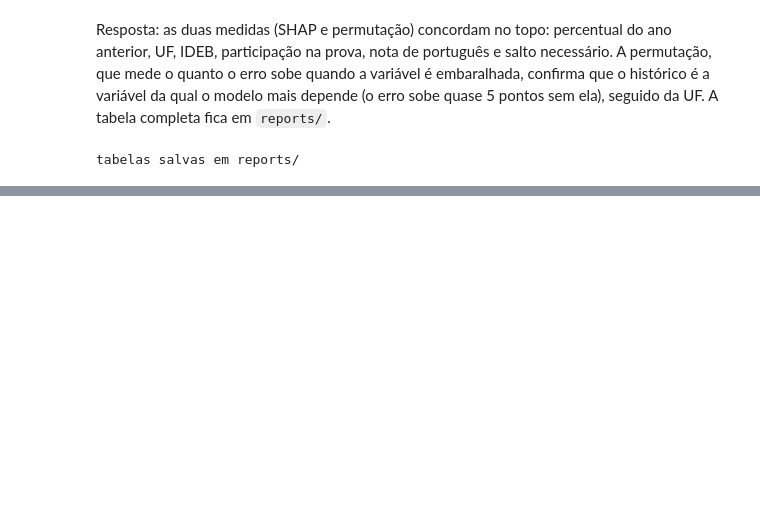
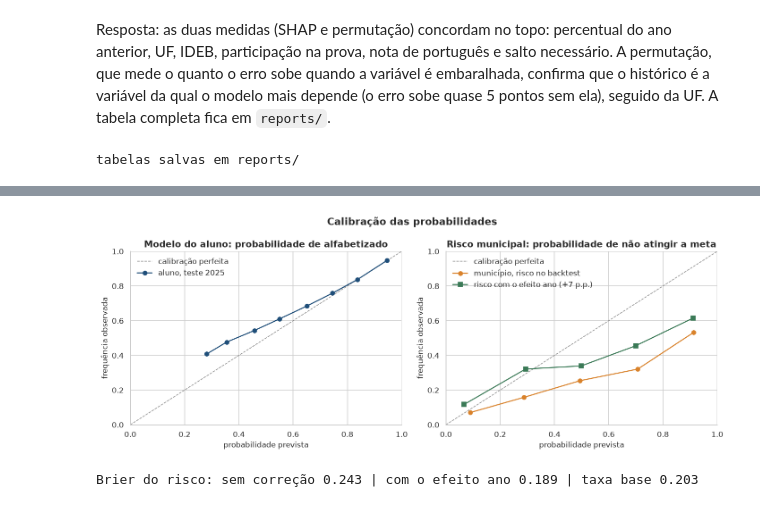
Before and after one commit to guillecosme/fiap-ai-scientist-tech-challenge-fase-03, a Jupyter notebook: notebooks/06_interpretabilidade_e_aplicacao.ipynb, the cells around one changed output, grey strips where cells are left out. Saved outputs shown, nothing was run; the diff lists cells and outputs as text; code cells hidden in the pictures; blank space fills up the shorter version.

Commit message:
calibracao e incerteza das metricas no notebook 06: brier, curva de calibracao e ic do auc sobre as predicoes salvas

```diff
--- a/notebooks/06_interpretabilidade_e_aplicacao.ipynb
+++ b/notebooks/06_interpretabilidade_e_aplicacao.ipynb
@@ -399,0 +407,20 @@ tabelas salvas em reports/
+# %%
+from sklearn.metrics import roc_auc_score
+from src.evaluation.metricas import brier, curva_calibracao, ic_bootstrap, ks, risco_de_nao_atingir
+
+pred_aluno = pd.read_parquet("models/modelo_aluno_pred_2025.parquet")
+bt = pd.read_parquet("models/modelo_municipio_backtest_2025.parquet")
+oof_mun = pd.read_parquet("models/modelo_municipio_oof.parquet")
+y_a, p_a, w_a = pred_aluno["alfabetizado"].values, pred_aluno["proba"].values, pred_aluno["peso"].values
+y_m = (1 - bt["atingiu_meta_t"]).values  # classe de interesse: não atingiu a meta
+p_m = bt["risco"].values
+
+ic_aluno = ic_bootstrap(y_a, p_a, pred_aluno["id_municipio"].values, roc_auc_score, n_reamostras=100, sample_weight=w_a, seed=SEED)
+ic_mun = ic_bootstrap(y_m, p_m, bt["id_municipio"].values, roc_auc_score, n_reamostras=500, seed=SEED)
+taxa_a, taxa_m = np.average(y_a, weights=w_a), y_m.mean()
+incerteza = pd.DataFrame({
+    "aluno, teste 2025": {"AUC": ic_aluno["estimativa"], "IC 95% inferior": ic_aluno["ic_inferior"], "IC 95% superior": ic_aluno["ic_superior"], "KS": ks(y_a, p_a, w_a), "Brier": brier(y_a, p_a, w_a), "Brier da taxa base": taxa_a * (1 - taxa_a)},
+    "município, risco no backtest 2025": {"AUC": ic_mun["estimativa"], "IC 95% inferior": ic_mun["ic_inferior"], "IC 95% superior": ic_mun["ic_superior"], "KS": ks(y_m, p_m), "Brier": brier(y_m, p_m), "Brier da taxa base": taxa_m * (1 - taxa_m)},
+}).T
+incerteza.round(4).to_csv("reports/intervalos_confianca.csv")
+incerteza.round(3)
@@ -399,0 +433,35 @@ tabelas salvas em reports/
+# %%
+# calibracao: o risco municipal no backtest e o mesmo risco com o efeito ano conhecido a posteriori
+vies = meta_municipio["backtest_2024_para_2025"]["vies_teste_2025"]
+p_m_corrigido = risco_de_nao_atingir(bt["nivel_previsto"].values - vies, bt["meta_t"].values, oof_mun["residuo"].values)
+cal = {
+    "aluno, teste 2025": curva_calibracao(y_a, p_a, 10, w_a),
+    "município, risco no backtest": curva_calibracao(y_m, p_m, 5),
+    "município, risco com o efeito ano": curva_calibracao(y_m, p_m_corrigido, 5),
+}
+incerteza.loc["município, risco com o efeito ano", ["AUC", "Brier"]] = [roc_auc_score(y_m, p_m_corrigido), brier(y_m, p_m_corrigido)]
+incerteza.round(4).to_csv("reports/intervalos_confianca.csv")
+pd.concat(cal, names=["modelo"]).round(3).to_csv("reports/calibracao.csv")
+
+fig, axes = plt.subplots(1, 2, figsize=(13, 5))
+for ax, (nome, cor) in zip(axes, [("aluno, teste 2025", AZUL), ("município, risco no backtest", LARANJA)]):
+    c = cal[nome][cal[nome]["n"] >= 100]  # faixas com menos de 100 casos não são mostradas
+    ax.plot([0, 1], [0, 1], "--", color=CINZA, lw=1, label="calibração perfeita")
+    ax.plot(c["prevista"], c["observada"], "o-", color=cor, label=nome)
+    if nome.startswith("município"):
+        c2 = cal["município, risco com o efeito ano"]
+        ax.plot(c2["prevista"], c2["observada"], "s-", color=VERDE, label="risco com o efeito ano (+7 p.p.)")
+    ax.set_xlabel("probabilidade prevista")
+    ax.set_ylabel("frequência observada")
+    ax.set_xlim(0, 1)
+    ax.set_ylim(0, 1)
+    ax.legend(loc="upper left")
+axes[0].set_title("Modelo do aluno: probabilidade de alfabetizado")
+axes[1].set_title("Risco municipal: probabilidade de não atingir a meta")
+fig.suptitle("Calibração das probabilidades", fontweight="bold")
+salvar(fig, "06_calibracao")
+plt.show()
+print("Brier do risco: sem correção", round(brier(y_m, p_m), 3), "| com o efeito ano", round(brier(y_m, p_m_corrigido), 3), "| taxa base", round(taxa_m * (1 - taxa_m), 3))
+# %% [output]
+[figure, added]
+Brier do risco: sem correção 0.243 | com o efeito ano 0.189 | taxa base 0.203
```
Also changed, not shown: parts of 8 cells of this notebook, 5 other files.
